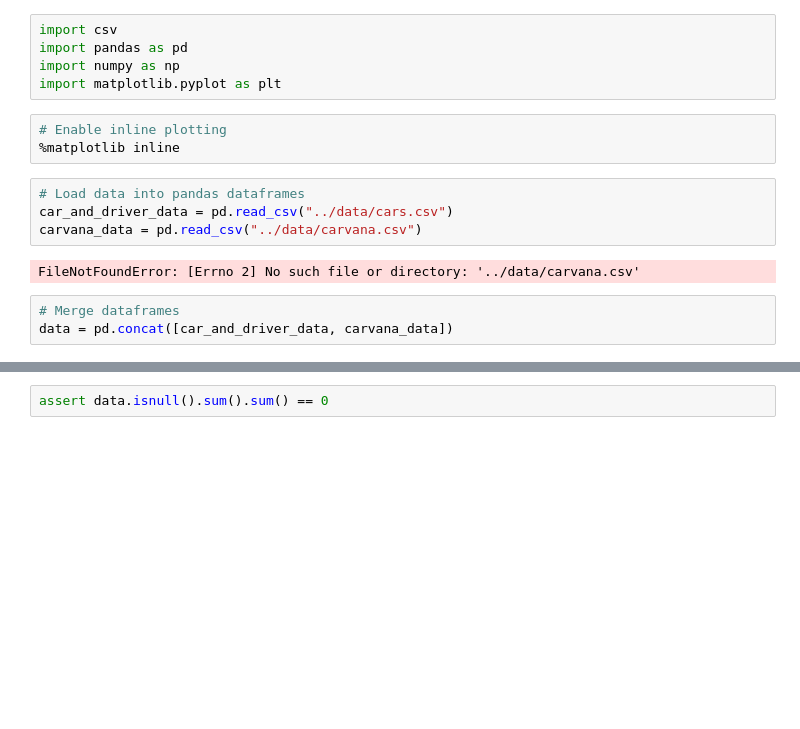
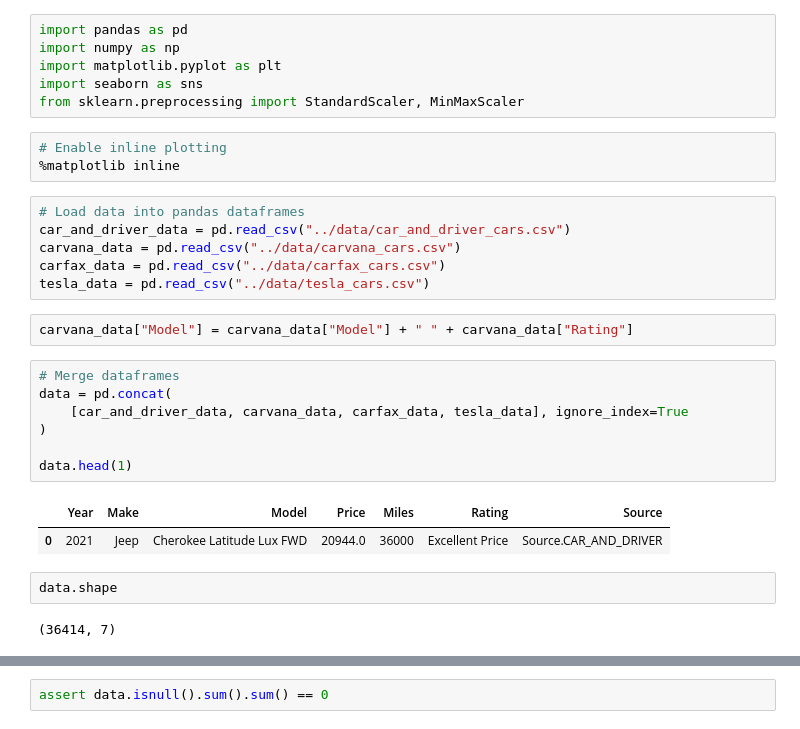
Before and after one commit to JoshCap20/car-scraper-programs, a Jupyter notebook: src/notebooks/combined_analysis.ipynb, the cells around one changed output, grey strips where cells are left out. Drawn from its saved outputs; the diff is of its cells as text; blank space fills up the shorter version.

```diff
--- a/src/notebooks/combined_analysis.ipynb
+++ b/src/notebooks/combined_analysis.ipynb
@@ -1,20 +1,34 @@
 # %%
-import csv
 import pandas as pd
 import numpy as np
 import matplotlib.pyplot as plt
+import seaborn as sns
+from sklearn.preprocessing import StandardScaler, MinMaxScaler
 # %%
 # Enable inline plotting
 %matplotlib inline
 # %%
 # Load data into pandas dataframes
-car_and_driver_data = pd.read_csv("../data/cars.csv")
-carvana_data = pd.read_csv("../data/carvana.csv")
+car_and_driver_data = pd.read_csv("../data/car_and_driver_cars.csv")
+carvana_data = pd.read_csv("../data/carvana_cars.csv")
+carfax_data = pd.read_csv("../data/carfax_cars.csv")
+tesla_data = pd.read_csv("../data/tesla_cars.csv")
-# %% [output]
-FileNotFoundError: [Errno 2] No such file or directory: '../data/carvana.csv'
+# %%
+carvana_data["Model"] = carvana_data["Model"] + " " + carvana_data["Rating"]
 # %%
 # Merge dataframes
-data = pd.concat([car_and_driver_data, carvana_data])
+data = pd.concat(
+    [car_and_driver_data, carvana_data, carfax_data, tesla_data], ignore_index=True
+)
+
+data.head(1)
+# %% [output]
+|  | Year | Make | Model | Price | Miles | Rating | Source |
+| 0 | 2021 | Jeep | Cherokee Latitude Lux FWD | 20944.0 | 36000 | Excellent Price | Source.CAR_AND_DRIVER |
+# %%
+data.shape
+# %% [output]
+(36414, 7)
 # %%
 # Check for missing values
 data.isnull().sum()
```
Also changed, not shown: parts of 22 cells of this notebook, 18 other files.
